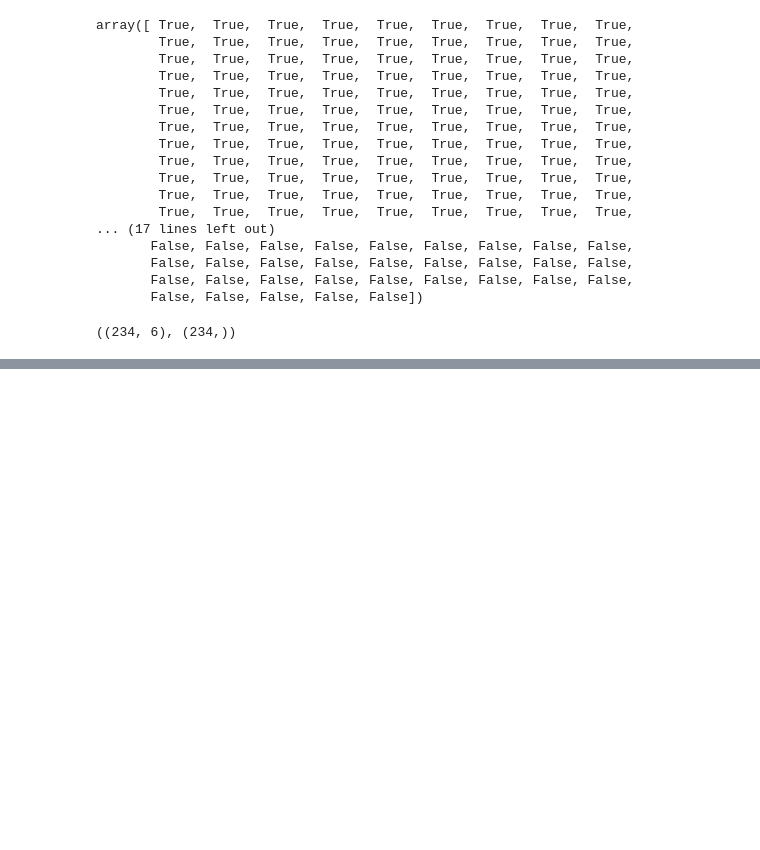
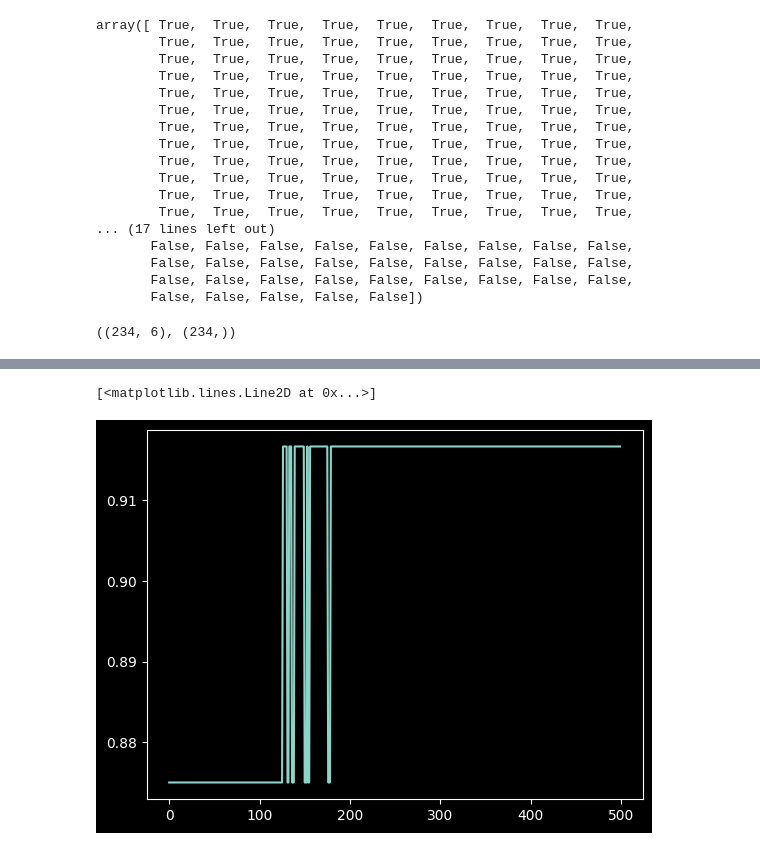
Before and after one commit to Joao-Inacio/IA_e_Machine_Learning, a Jupyter notebook: Redes neurais artificias e Deep learning/Rede_Neural_TensorFlow.ipynb, the cells around one changed output, grey strips where cells are left out. Drawn from its saved outputs; the diff is of its cells as text; code cells hidden in the pictures; blank space fills up the shorter version.

```diff
--- a/Redes neurais artificias e Deep learning/Rede_Neural_TensorFlow.ipynb
+++ b/Redes neurais artificias e Deep learning/Rede_Neural_TensorFlow.ipynb
@@ -100,0 +163,6 @@ X_treinamento.shape, y_treinamento.shape
+# %%
+# Visualizando o accuracy
+plt.plot(historico.history['val_accuracy'])
+# %% [output]
+[<matplotlib.lines.Line2D at 0x...>]
+[figure, added]
```
Also changed, not shown: parts of 11 cells of this notebook.
